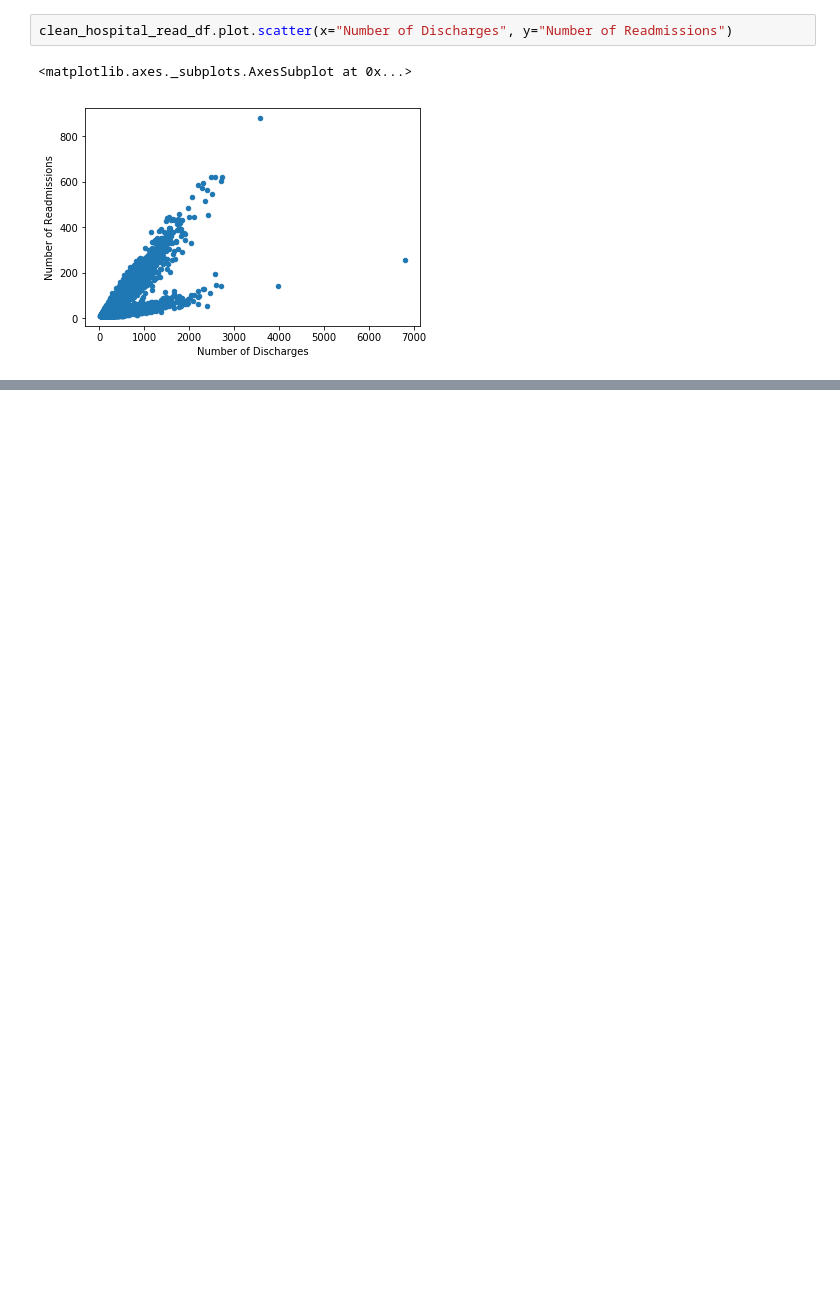
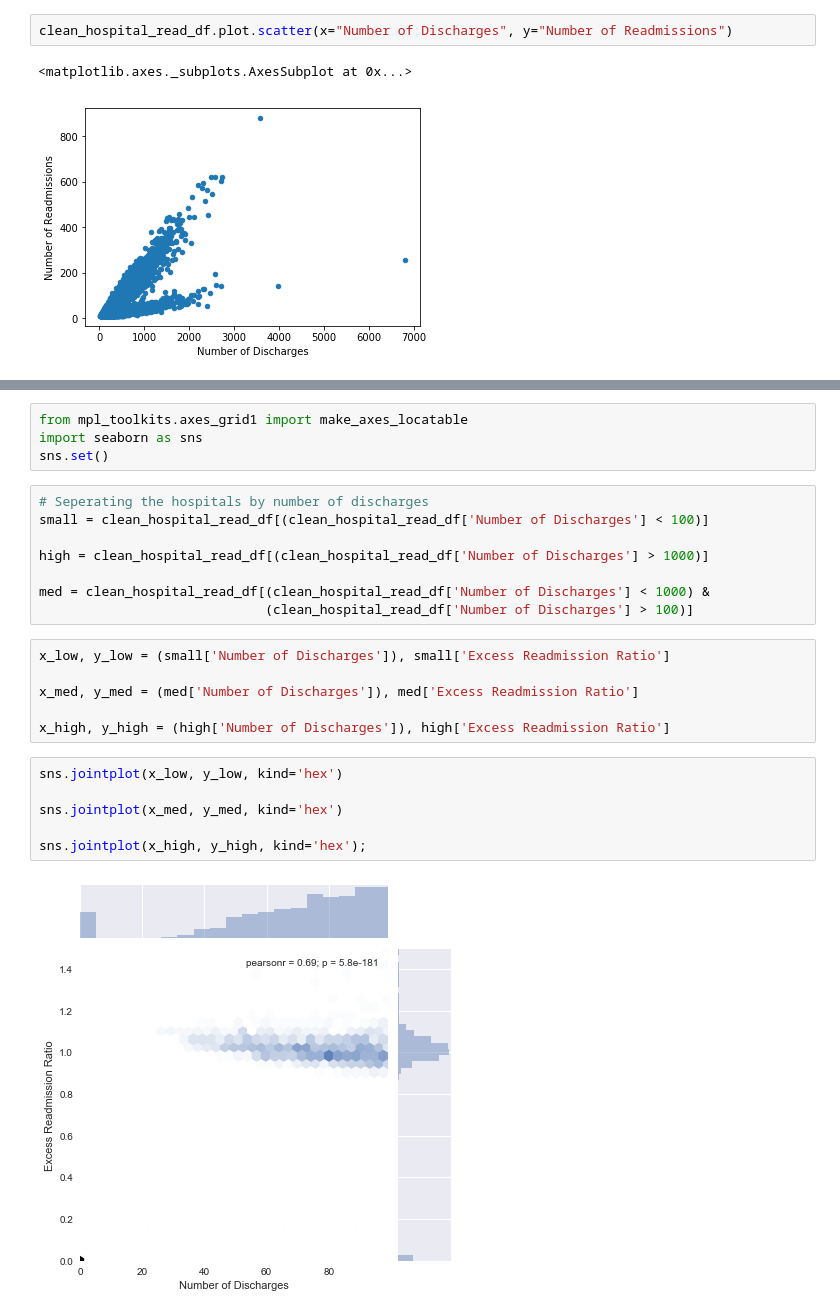
Before and after one commit to ning-leung/EDA_3_hosp_readmit, a Jupyter notebook: sliderule_dsi_inferential_statistics_exercise_3.ipynb, the cells around one changed output, grey strips where cells are left out. Drawn from its saved outputs; the diff is of its cells as text; blank space fills up the shorter version.

```diff
--- a/sliderule_dsi_inferential_statistics_exercise_3.ipynb
+++ b/sliderule_dsi_inferential_statistics_exercise_3.ipynb
@@ -176,0 +285,26 @@ p value = 1.222547377680967e-25
+# %%
+from mpl_toolkits.axes_grid1 import make_axes_locatable
+import seaborn as sns
+sns.set()
+# %%
+# Seperating the hospitals by number of discharges
+small = clean_hospital_read_df[(clean_hospital_read_df['Number of Discharges'] < 100)]
+
+high = clean_hospital_read_df[(clean_hospital_read_df['Number of Discharges'] > 1000)]
+
+med = clean_hospital_read_df[(clean_hospital_read_df['Number of Discharges'] < 1000) &
+                             (clean_hospital_read_df['Number of Discharges'] > 100)]
+# %%
+x_low, y_low = (small['Number of Discharges']), small['Excess Readmission Ratio']
+
+x_med, y_med = (med['Number of Discharges']), med['Excess Readmission Ratio']
+
+x_high, y_high = (high['Number of Discharges']), high['Excess Readmission Ratio']
+# %%
+sns.jointplot(x_low, y_low, kind='hex')
+
+sns.jointplot(x_med, y_med, kind='hex')
+
+sns.jointplot(x_high, y_high, kind='hex');
+# %% [output]
+[figure, added]
```
Also changed, not shown: parts of 29 cells of this notebook.
